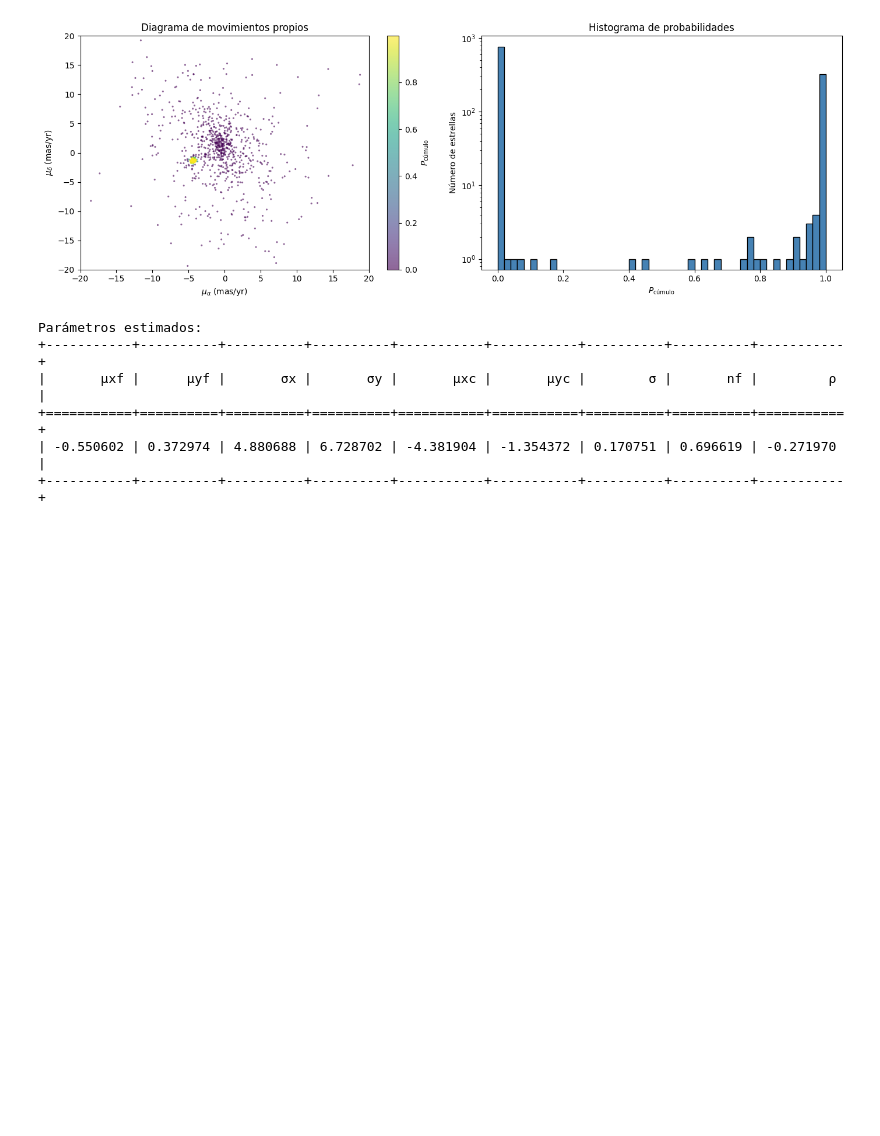
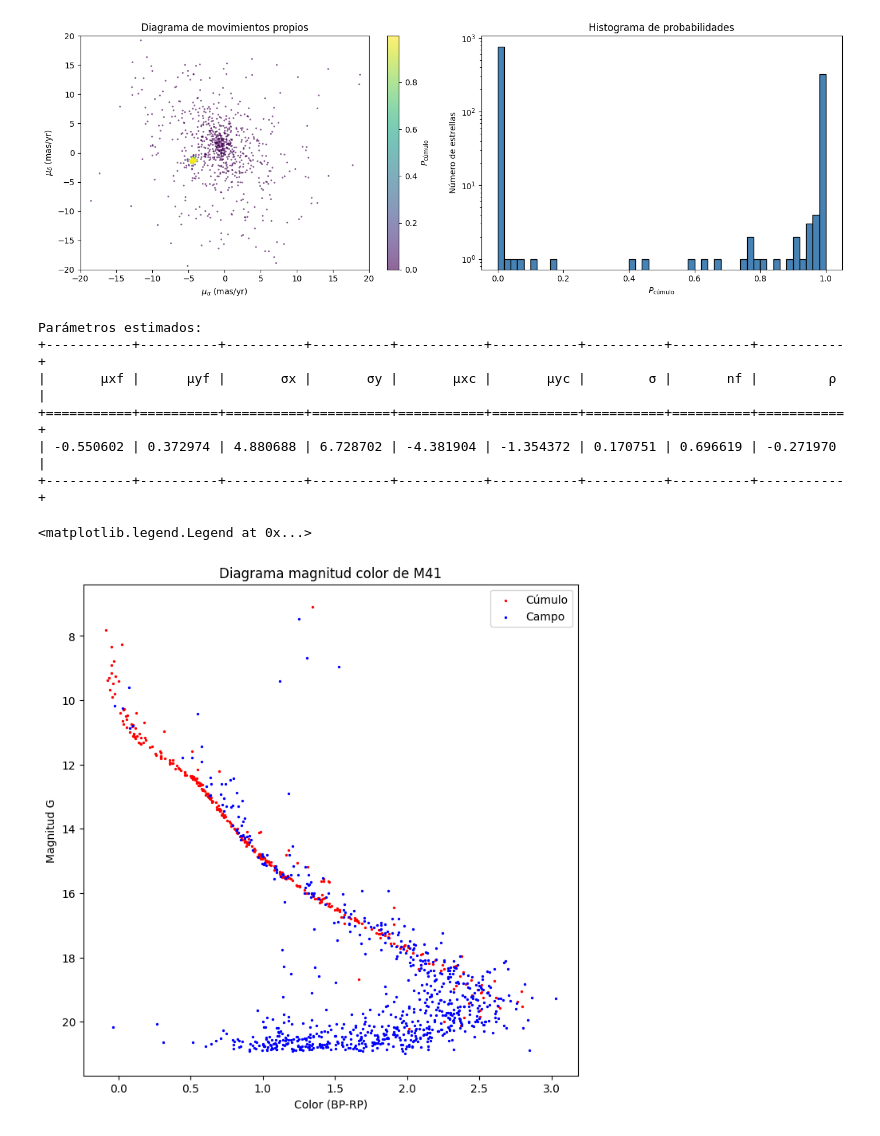
Before and after one commit to juand4g/AstroML_202610, a Jupyter notebook: Lab2/lab2.ipynb, the cells around one changed output. Saved outputs shown, nothing was run; the diff lists cells and outputs as text; code cells hidden in the pictures; blank space fills up the shorter version.

Commit message:
imagenes lab2

```diff
--- a/Lab2/lab2.ipynb
+++ b/Lab2/lab2.ipynb
@@ -175,3 +175,23 @@ Parámetros estimados:
 +===========+==========+==========+==========+===========+===========+==========+==========+===========+
 | -0.550602 | 0.372974 | 4.880688 | 6.728702 | -4.381904 | -1.354372 | 0.170751 | 0.696619 | -0.271970 |
 +-----------+----------+----------+----------+-----------+-----------+----------+----------+-----------+
+# %%
+cluster = data_con_prob[data_con_prob["P_cluster"]>=0.5]
+field = data_con_prob[data_con_prob["P_cluster"]<0.5]
+
+cluster_g = cluster["phot_g_mean_mag"]
+field_g = field["phot_g_mean_mag"]
+cluster_color = cluster["phot_bp_mean_mag"]-cluster["phot_rp_mean_mag"]
+field_color = field["phot_bp_mean_mag"]-field["phot_rp_mean_mag"]
+
+plt.figure(figsize=(8,8))
+plt.scatter(cluster_color, cluster_g, c="r", s=2, label="Cúmulo")
+plt.scatter(field_color, field_g, c="blue", s=2, label="Campo")
+plt.xlabel("Color (BP-RP)")
+plt.ylabel("Magnitud G")
+plt.gca().invert_yaxis()
+plt.title("Diagrama magnitud color de M41")
+plt.legend()
+# %% [output]
+<matplotlib.legend.Legend at 0x...>
+[figure, added]
```
Also changed, not shown: 3 other files.
